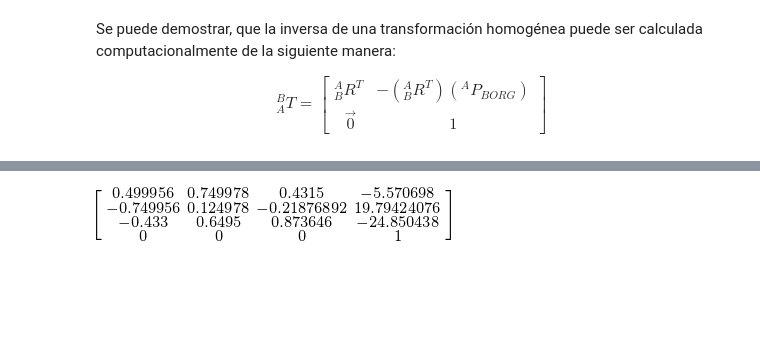
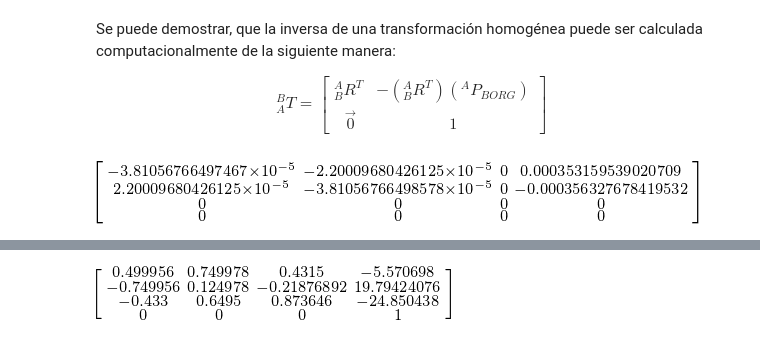
Before and after one commit to elsuizo/Control_de_robots_py, a Jupyter notebook: tp1.ipynb, the cells around one changed output, grey strips where cells are left out. Drawn from its saved outputs; the diff is of its cells as text; code cells hidden in the pictures; blank space fills up the shorter version.

```diff
--- a/tp1.ipynb
+++ b/tp1.ipynb
@@ -213,3 +213,8 @@ def inverse_T_h(T_h):
     M[0:-1,-1] = P_new
     M[-1,:]=Matrix([[0,0,0,1]])
     return M
+# %%
+#verificamos
+inverse_T_h(T_UA)-T_UA.inv()
+# %% [output]
+[figure, added]
```
Also changed, not shown: parts of 12 cells of this notebook.
